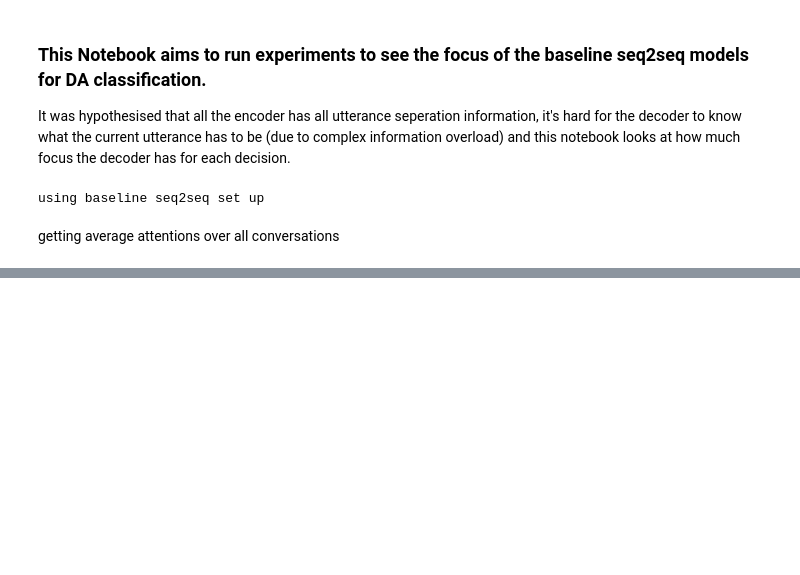
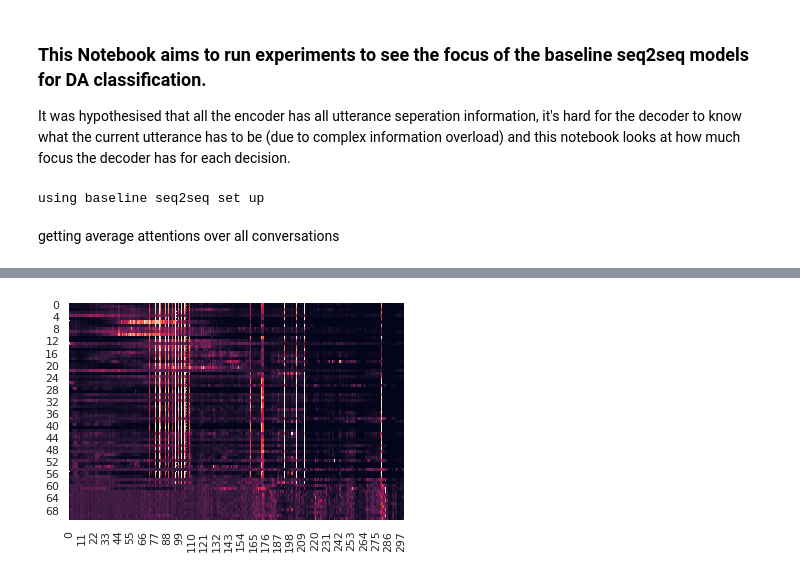
Before and after one commit to adianliusie/DA_classification, a Jupyter notebook: experiments/saliency/attention_plots.ipynb, the cells around one changed output, grey strips where cells are left out. Saved outputs shown, nothing was run; the diff lists cells and outputs as text; code cells hidden in the pictures; blank space fills up the shorter version.

```diff
--- a/experiments/saliency/attention_plots.ipynb
+++ b/experiments/saliency/attention_plots.ipynb
@@ -183,0 +138,5 @@ plt.ylim(0,15)
+# %%
+x = np.sum(free_attn, axis=1)/300
+ax = sns.heatmap(x, cbar=False, square=False, vmin=0, vmax=0.02)
+# %% [output]
+[figure, added]
```
Also changed, not shown: parts of 14 cells of this notebook, 14 other files.
